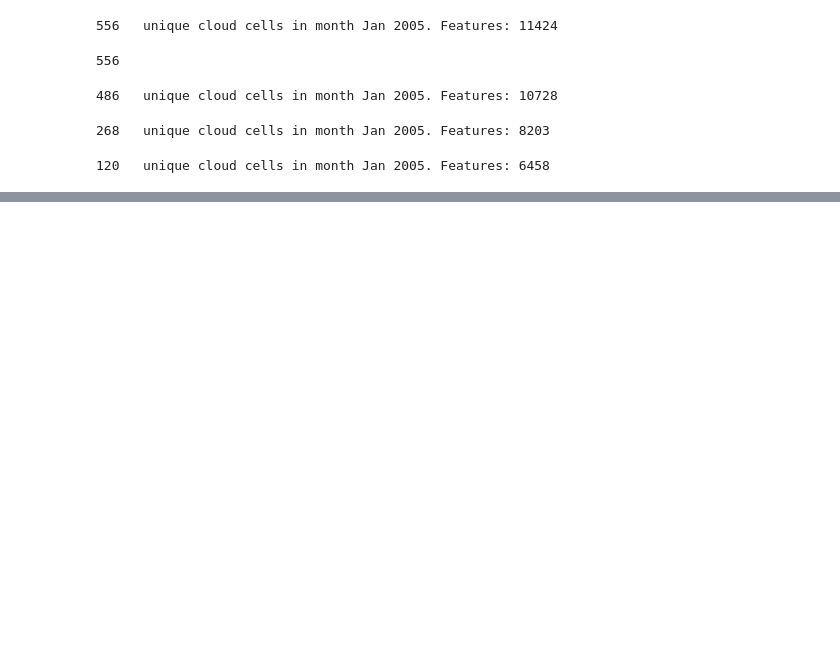
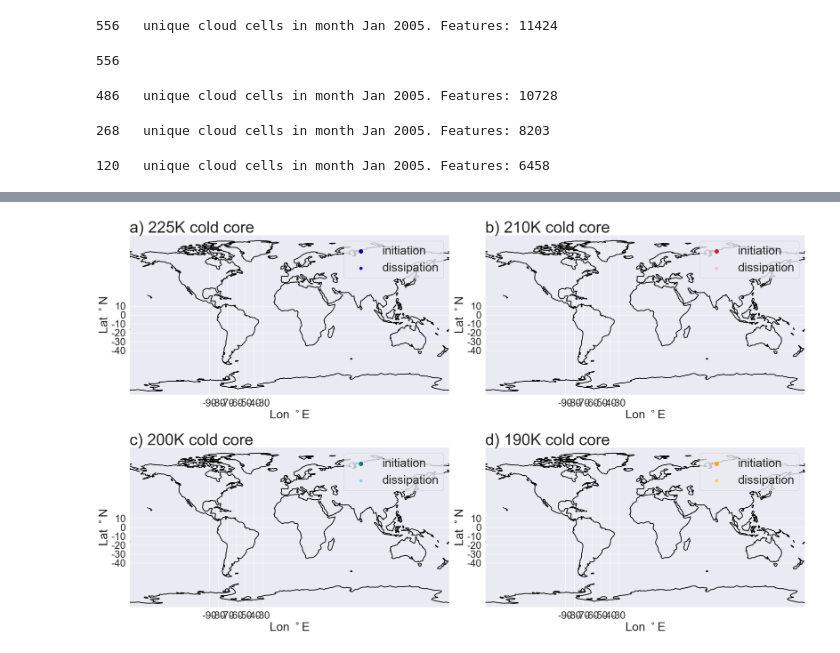
Before and after one commit to harrietgilmour/tobac_sensitivity, a Jupyter notebook: cold_core_test.ipynb, the cells around one changed output, grey strips where cells are left out. Drawn from its saved outputs; the diff is of its cells as text; code cells hidden in the pictures; blank space fills up the shorter version.

```diff
--- a/cold_core_test.ipynb
+++ b/cold_core_test.ipynb
@@ -144,0 +278,76 @@ plt.savefig('Plot/cold_core/testing_Tb_filter.png')
+# %%
+init_lats_225, init_lons_225, diss_lats_225, diss_lons_225 = functions.get_init(tracks_225)
+init_lats_210, init_lons_210, diss_lats_210, diss_lons_210 = functions.get_init(tracks_210)
+init_lats_200, init_lons_200, diss_lats_200, diss_lons_200 = functions.get_init(tracks_200)
+init_lats_190, init_lons_190, diss_lats_190, diss_lons_190 = functions.get_init(tracks_190)
+# %%
+import cartopy.crs as ccrs
+
+fig = plt.figure(figsize=(25,15))
+xlabels=[-90,-70,-50,-30]
+ylabels= [-40,-30,-20,-10,0,10]
+# markersize
+s = 100
+#fontsize
+f=40
+
+plt.subplots_adjust(wspace=0,hspace=0)
+# Locations of initiation and dissipation of MCSs
+ax1 = plt.subplot(2, 2, 1, projection=ccrs.PlateCarree())
+ax1.set_title('a) 225K cold core', loc='left', fontsize= f )
+ax1.scatter(init_lons_225, init_lats_225,  color='darkblue',marker='o', s = s, transform=ccrs.PlateCarree(),label= 'initiation')
+ax1.scatter(diss_lons_225, diss_lats_225,  color='blue',marker='o', s = s/2, transform=ccrs.PlateCarree(),label= 'dissipation')
+ax1.coastlines(linewidth=2)
+ax1.legend(fontsize= 30)
+ax1.set_xticks([-90,-80, -70, -60, -50, -40, -30])
+ax1.set_yticks([-40,-30,-20,-10,0,10])
+ax1.set_xticklabels(ax1.get_xticks().astype(int),fontsize=25)
+ax1.set_yticklabels(ax1.get_yticks().astype(int),fontsize=25)
+ax1.set_xlabel('Lon $^\circ$E',  fontsize=30)
+ax1.set_ylabel('Lat $^\circ$N',  fontsize=30)
+
+ax2 = plt.subplot(2, 2, 2, projection=ccrs.PlateCarree())
+ax2.set_title('b) 210K cold core ', loc='left', fontsize= f )
+ax2.scatter(init_lons_210, init_lats_210,  color='crimson',marker='o', s = s, transform=ccrs.PlateCarree(),label= 'initiation')
+ax2.scatter(diss_lons_210, diss_lats_210,  color='pink',marker='o', s = s/2, transform=ccrs.PlateCarree(),label= 'dissipation')
+ax2.coastlines(linewidth=2)
+ax2.legend(fontsize= 30)
+ax2.set_xticks([-90,-80, -70, -60, -50, -40, -30])
+ax2.set_yticks([-40,-30,-20,-10,0,10])
+ax2.set_xticklabels(ax2.get_xticks().astype(int),fontsize=25)
+ax2.set_yticklabels(ax2.get_yticks().astype(int),fontsize=25)
+ax2.set_xlabel('Lon $^\circ$E',  fontsize=30)
+ax2.set_ylabel('Lat $^\circ$N',  fontsize=30)
+
+ax3 = plt.subplot(2, 2, 3, projection=ccrs.PlateCarree())
+ax3.set_title('c) 200K cold core ', loc='left', fontsize= f )
+ax3.scatter(init_lons_200, init_lats_200,  color='teal',marker='o', s = s, transform=ccrs.PlateCarree(),label= 'initiation')
+ax3.scatter(diss_lons_200, diss_lats_200,  color='skyblue',marker='o', s = s/2, transform=ccrs.PlateCarree(),label= 'dissipation')
+ax3.coastlines(linewidth=2)
+ax3.legend(fontsize= 30)
+ax3.set_xticks([-90,-80, -70, -60, -50, -40, -30])
+ax3.set_yticks([-40,-30,-20,-10,0,10])
+ax3.set_xticklabels(ax3.get_xticks().astype(int),fontsize=25)
+ax3.set_yticklabels(ax3.get_yticks().astype(int),fontsize=25)
+ax3.set_xlabel('Lon $^\circ$E',  fontsize=30)
+ax3.set_ylabel('Lat $^\circ$N',  fontsize=30)
+
+ax4 = plt.subplot(2, 2, 4, projection=ccrs.PlateCarree())
+ax4.set_title('d) 190K cold core ', loc='left', fontsize= f )
+ax4.scatter(init_lons_190, init_lats_190,  color='orange',marker='o', s = s, transform=ccrs.PlateCarree(),label= 'initiation')
+ax4.scatter(diss_lons_190, diss_lats_190,  color='gold',marker='o', s = s/2, transform=ccrs.PlateCarree(),label= 'dissipation')
+ax4.legend(fontsize= 30)
+ax4.coastlines(linewidth=2)
+ax4.set_xticks([-90,-80, -70, -60, -50, -40, -30])
+ax4.set_yticks([-40,-30,-20,-10,0,10])
+ax4.set_xticklabels(ax4.get_xticks().astype(int),fontsize=25)
+ax4.set_yticklabels(ax4.get_yticks().astype(int),fontsize=25)
+ax4.set_xlabel('Lon $^\circ$E',  fontsize=30)
+ax4.set_ylabel('Lat $^\circ$N',  fontsize=30)
+
+
+fig.tight_layout()
+
+plt.savefig('Plot/cold_core/init_diss_loc.png')
+# %% [output]
+[figure, added]
```
Also changed, not shown: parts of 11 cells of this notebook, 5 other files.
